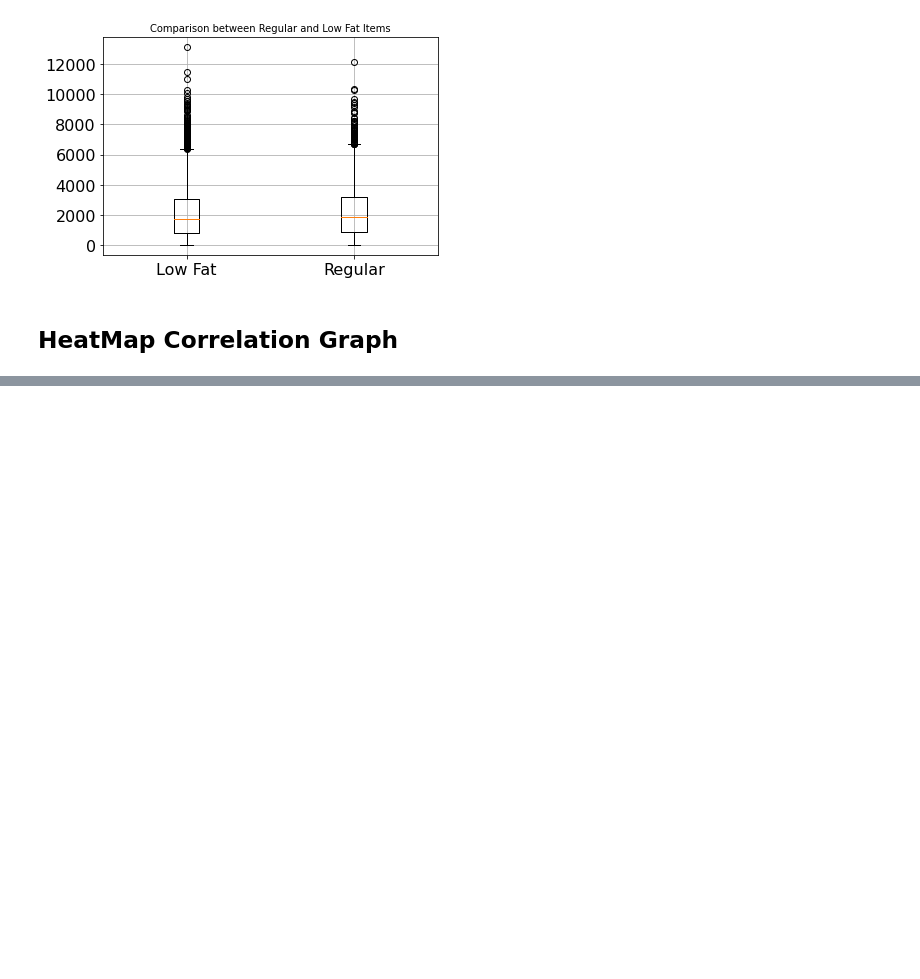
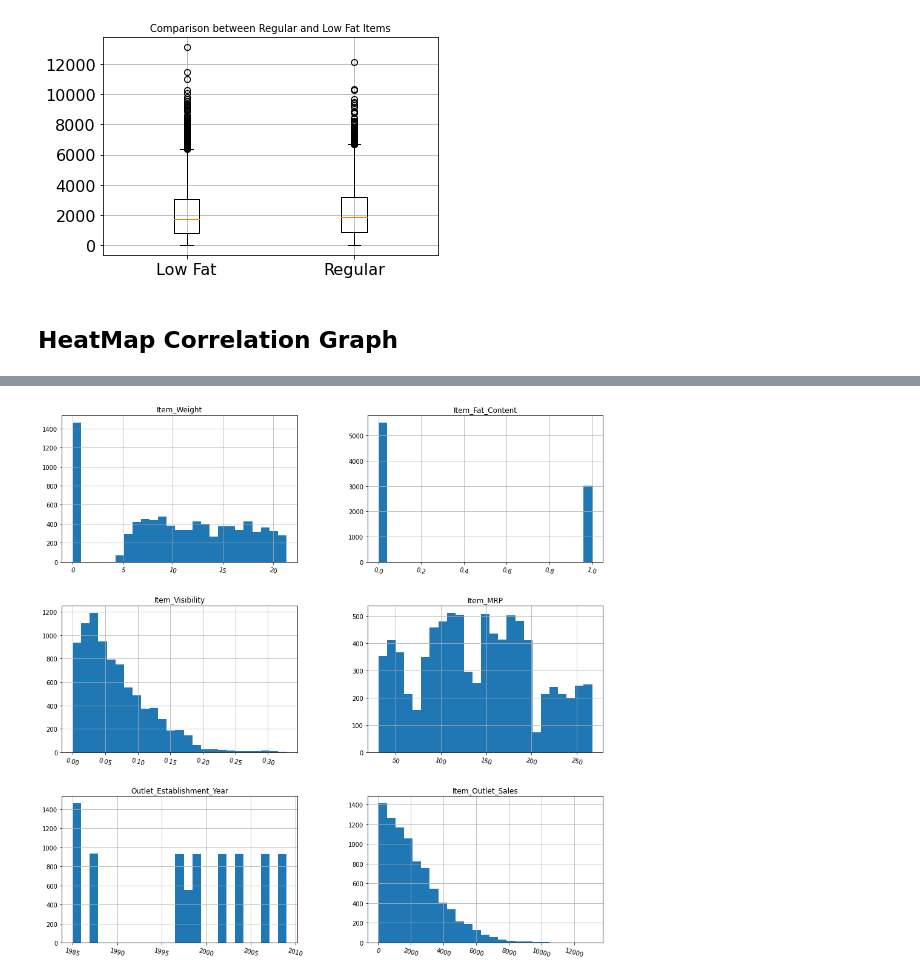
Before and after one commit to adamk6/sales-predictions, a Jupyter notebook: salesPrediction.ipynb, the cells around one changed output, grey strips where cells are left out. Saved outputs shown, nothing was run; the diff lists cells and outputs as text; code cells hidden in the pictures; blank space fills up the shorter version.

```diff
--- a/salesPrediction.ipynb
+++ b/salesPrediction.ipynb
@@ -412,0 +539,7 @@ sns.heatmap(corr, cmap='Blues', annot=True, mask=mask);
+# %%
+df_Sales.loc[:,:].hist(bins=25,
+                 figsize=(16,16),
+                 xlabelsize='10',
+                 ylabelsize='10',xrot=-15);
+# %% [output]
+[figure, added]
```
Also changed, not shown: parts of 36 cells of this notebook.
